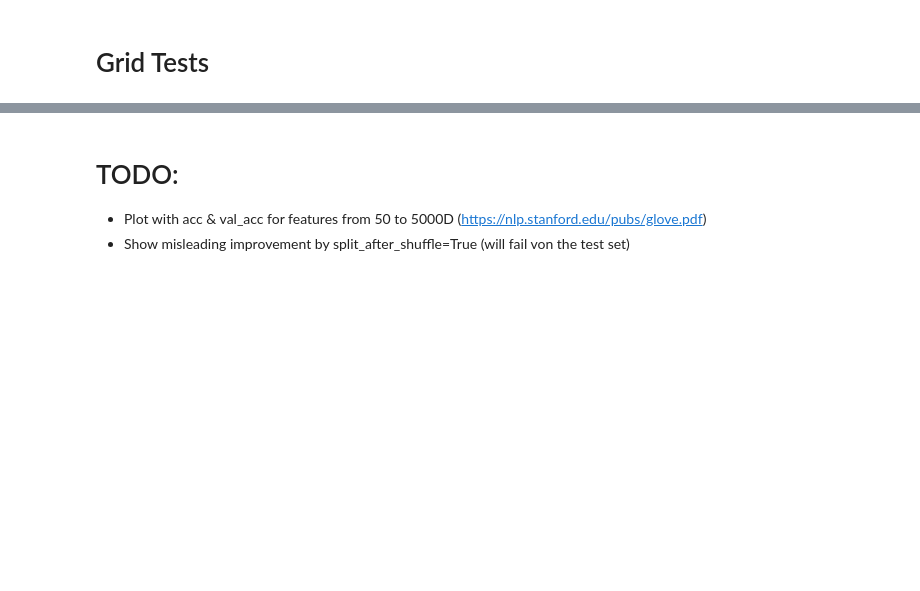
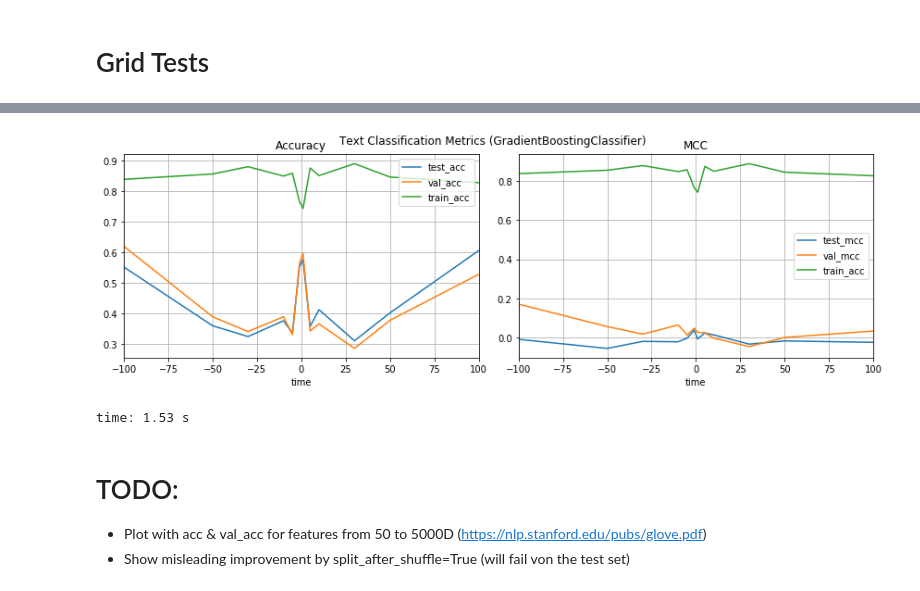
Before and after one commit to Chaoste/nlp-stocks, a Jupyter notebook: research/7.3-TextClassification.ipynb, the cells around one changed output, grey strips where cells are left out. Drawn from its saved outputs; the diff is of its cells as text; code cells hidden in the pictures; blank space fills up the shorter version.

```diff
--- a/research/7.3-TextClassification.ipynb
+++ b/research/7.3-TextClassification.ipynb
@@ -57,7 +59,7 @@ import src.text_classification_utils as tc_utils
 
 HOME = ".."
 DATA_DIR = "data"
-NEWS = os.path.join(HOME, DATA_DIR, "preprocessed", "news-v3.csv")
+NEWS = os.path.join(HOME, DATA_DIR, "preprocessed", "news-v4.csv")
 OCCS = os.path.join(HOME, DATA_DIR, "preprocessed", "occurrences", "occurrences.csv")
 COOCCS = os.path.join(HOME, DATA_DIR, "preprocessed", "occurrences", "cooccurrences.csv")
 
@@ -114,10 +120,10 @@ EPSILON_DAILY_LABEL = 0.01
 EPSILON_OVERALL_LABEL = 0.05
 # min_occ->amount_articles:
 # 5->15048, 4->18499, 3->23256, 2->30675, 1->45816
-MIN_OCCURRENCES = 10  # for one company
+MIN_OCCURRENCES = 5  # for one company
 MAX_ARTICLES = 3000 # with min_occ=1 we get up to 25k
 
-algorithm = LinearSVC()
+algorithm = GradientBoostingClassifier()
 metrics = []
 pipes = []
 
@@ -165,11 +171,14 @@ Data shape: 2400 2400 600 600
 # %%
 metrics_df = pd.DataFrame(metrics, columns=['time', 'test_acc', 'test_mcc', 'val_acc', 'val_mcc', 'train_acc', 'train_mcc']).set_index('time')
 fig, axes = plt.subplots(1, 2, figsize=(12, 4))
 metrics_df[['test_acc', 'val_acc', 'train_acc']].plot(ax=axes[0], title='Accuracy', grid=True)
 metrics_df[['test_mcc', 'val_mcc', 'train_acc']].plot(ax=axes[1], title='MCC', grid=True)
-fig.suptitle('All News - Text Classification Metrics (MNB)')
+fig.suptitle(f'Text Classification Metrics ({algorithm.__class__.__name__})')
 fig.tight_layout()
-fig.savefig('all-news-TC-metrics-svc-mo10-ma3k.pdf')
+fig.savefig('all-news-TC-metrics-gb-mo5-ma3k.pdf')
+# %% [output]
+[figure, added]
+time: 1.53 s
 # %% [markdown]
 # TODO:
 - Plot with acc & val_acc for features from 50 to 5000D (https://nlp.stanford.edu/pubs/glove.pdf)
```
Also changed, not shown: parts of 8 cells of this notebook, 1 other file.
